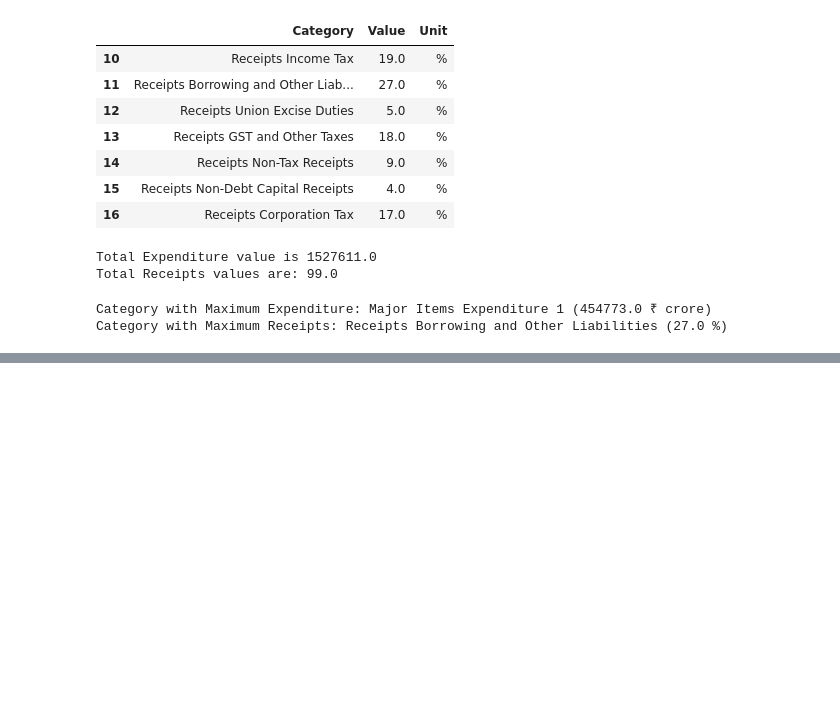
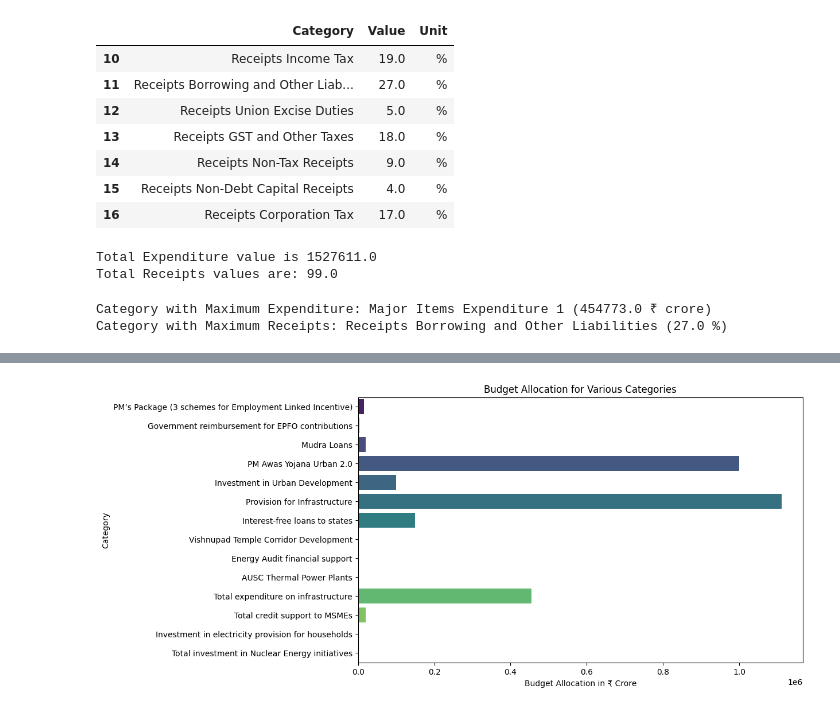
Before and after one commit to naresh5422/Budget_2024_Highlight, a Jupyter notebook: budget_2024_highlights.ipynb, the cells around one changed output, grey strips where cells are left out. Saved outputs shown, nothing was run; the diff lists cells and outputs as text; code cells hidden in the pictures; blank space fills up the shorter version.

```diff
--- a/budget_2024_highlights.ipynb
+++ b/budget_2024_highlights.ipynb
@@ -106,0 +215,14 @@ fig_receipt_piechart.show()
+# %%
+Category = ["PM’s Package (3 schemes for Employment Linked Incentive)",
+            "Government reimbursement for EPFO contributions", "Mudra Loans",
+            "PM Awas Yojana Urban 2.0", "Investment in Urban Development",
+            "Provision for Infrastructure", "Interest-free loans to states",
+            "Vishnupad Temple Corridor Development", "Energy Audit financial support",
+            "AUSC Thermal Power Plants", "Total expenditure on infrastructure",
+            "Total credit support to MSMEs", "Investment in electricity provision for households",
+            "Total investment in Nuclear Energy initiatives"]
+
+Amount_in_Cr = [15000, 3000, 20000, 1000000, 100000, 1111111, 150000, 0, 0, 0, 454773, 20000, 0, 0 ]
+# %%
+df2 = pd.DataFrame({"Category": Category, "Amount_(₹ Crore)": Amount_in_Cr})
+df2
@@ -106,0 +245,9 @@ fig_receipt_piechart.show()
+# %%
+plt.figure(figsize=(10,6))
+sns.barplot(x = "Amount_(₹ Crore)", y = "Category", hue = "Category", data = df2, palette="viridis")
+plt.xlabel("Budget Allocation in ₹ Crore")
+plt.ylabel("Category")
+plt.title("Budget Allocation for Various Categories")
+plt.show()
+# %% [output]
+[figure, added]
```
Also changed, not shown: parts of 13 cells of this notebook, 1 other file.
